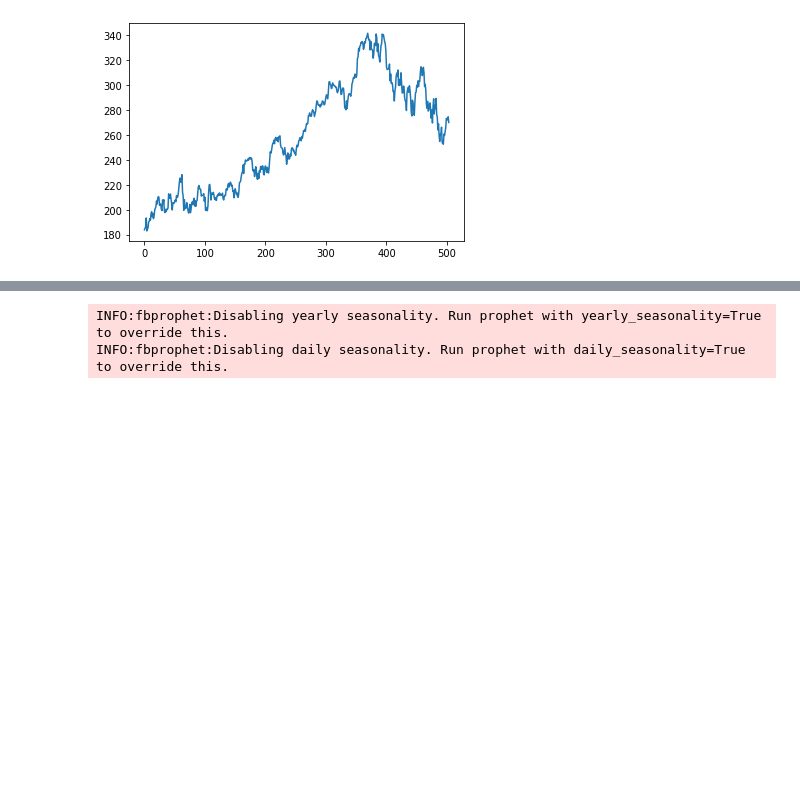
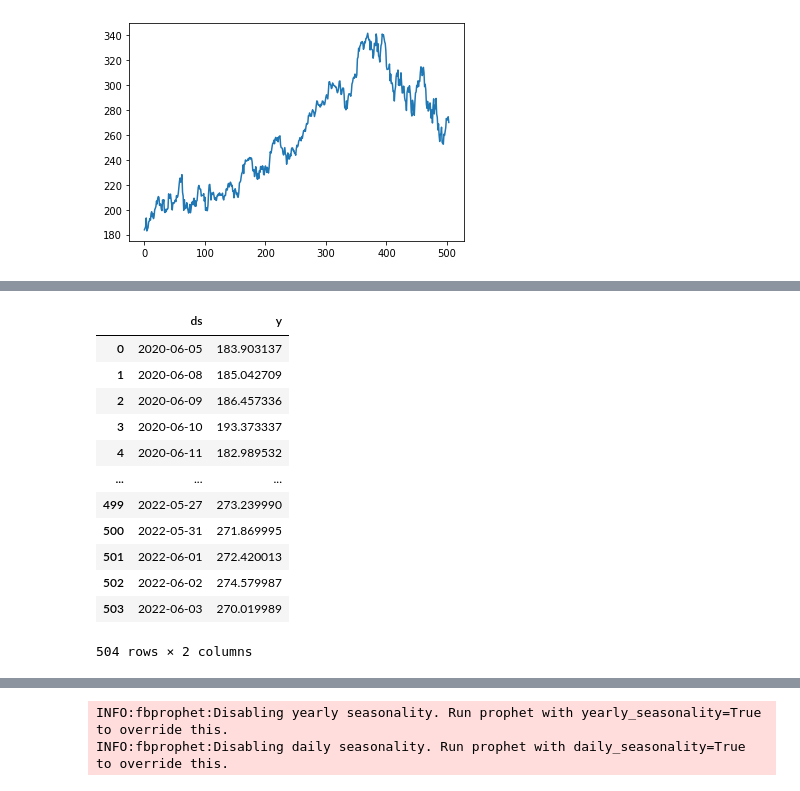
Before and after one commit to marcoberton/Project_2_group_1, a Jupyter notebook: ml_strategy.ipynb, the cells around one changed output, grey strips where cells are left out. Saved outputs shown, nothing was run; the diff lists cells and outputs as text; code cells hidden in the pictures; blank space fills up the shorter version.

```diff
--- a/ml_strategy.ipynb
+++ b/ml_strategy.ipynb
@@ -84,3 +102,11 @@ End date = 2022-06-04
 (504, 2)
 <matplotlib.axes._subplots.AxesSubplot at 0x...>
 [figure]
+# %%
+# Create dataframe from msft stock csv
+msft_df = pd.read_csv(Path(
+    "Resources/msft_hlc.csv"),
+    parse_dates = True,
+    infer_datetime_format = True
+)
+msft_df.head()
@@ -87,3 +120,22 @@ End date = 2022-06-04
+# %%
+# Make 'ds' and 'y' column to fit into the fbprophet model
+msft_prophet_df = msft_df.drop(columns=['high', 'low'])
+msft_prophet_df.rename(columns={'Date':'ds', 'close':'y'}, inplace=True)
+msft_prophet_df
+# %% [output]
+|  | ds | y |
+| 0 | 2020-06-05 | 183.903137 |
+| 1 | 2020-06-08 | 185.042709 |
+| 2 | 2020-06-09 | 186.457336 |
+| 3 | 2020-06-10 | 193.373337 |
+| 4 | 2020-06-11 | 182.989532 |
+| ... | ... | ... |
+| 499 | 2022-05-27 | 273.239990 |
+| 500 | 2022-05-31 | 271.869995 |
+| 501 | 2022-06-01 | 272.420013 |
+| 502 | 2022-06-02 | 274.579987 |
+| 503 | 2022-06-03 | 270.019989 |
+504 rows × 2 columns
 # %%
 # Call the Prophet function, store as an object
 model_msft = Prophet()
```
Also changed, not shown: parts of 25 cells of this notebook.
